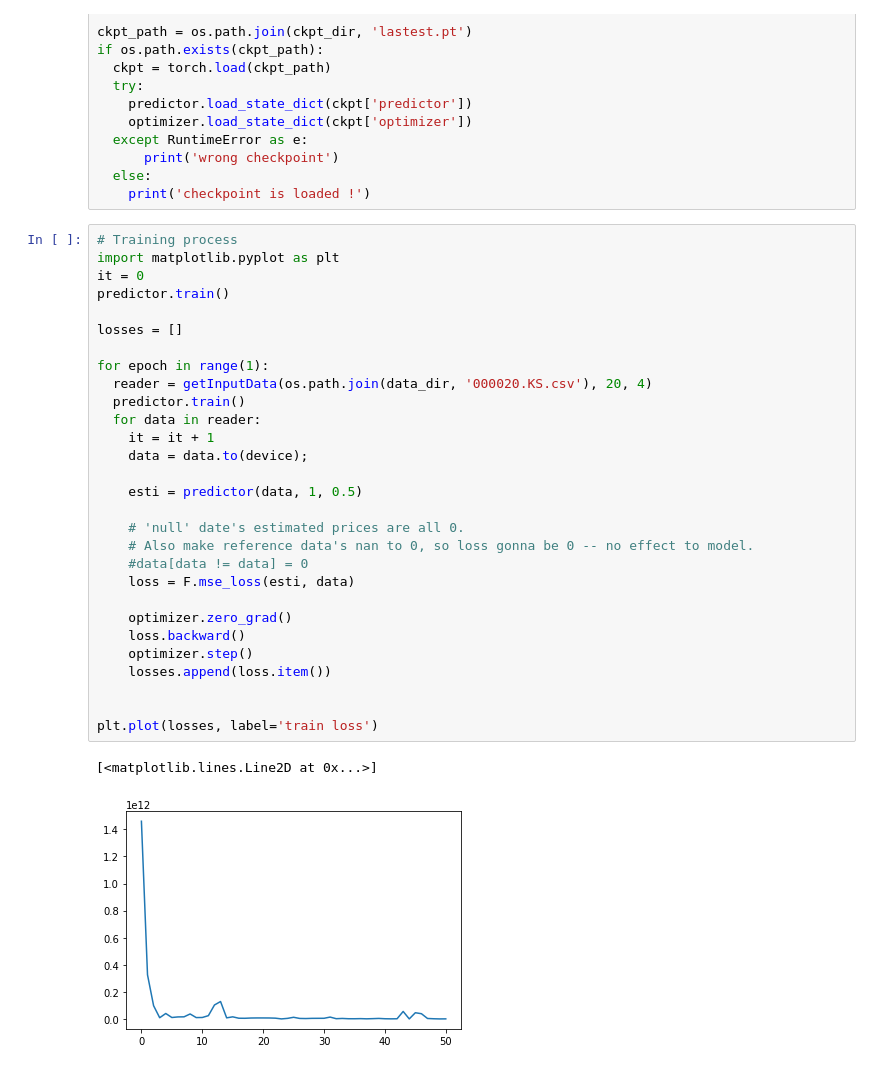
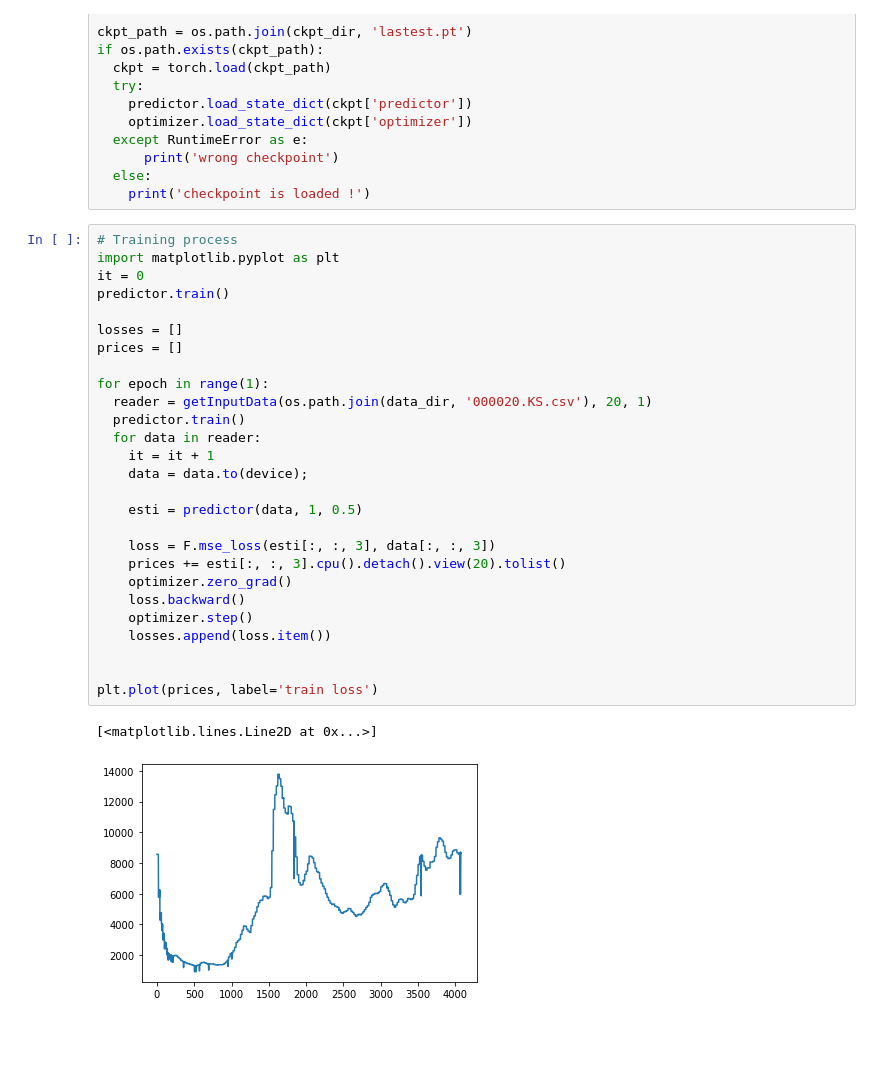
Before and after one commit to Kicory/ML_StockPJ, a Jupyter notebook: Notebook/TheGrandPredictor.ipynb, the cells around one changed output. Saved outputs shown, nothing was run; the diff lists cells and outputs as text; blank space fills up the shorter version.

```diff
--- a/Notebook/TheGrandPredictor.ipynb
+++ b/Notebook/TheGrandPredictor.ipynb
@@ -154,35 +154,33 @@ if os.path.exists(ckpt_path):
 # %%
 # Training process
 import matplotlib.pyplot as plt
 it = 0
 predictor.train()
 
 losses = []
+prices = []
 
 for epoch in range(1):
-  reader = getInputData(os.path.join(data_dir, '000020.KS.csv'), 20, 4)
+  reader = getInputData(os.path.join(data_dir, '000020.KS.csv'), 20, 1)
   predictor.train()
   for data in reader:
     it = it + 1
     data = data.to(device);
 
     esti = predictor(data, 1, 0.5)
 
-    # 'null' date's estimated prices are all 0.
-    # Also make reference data's nan to 0, so loss gonna be 0 -- no effect to model.
-    #data[data != data] = 0
-    loss = F.mse_loss(esti, data)
-
+    loss = F.mse_loss(esti[:, :, 3], data[:, :, 3])
+    prices += esti[:, :, 3].cpu().detach().view(20).tolist()
     optimizer.zero_grad()
     loss.backward()
     optimizer.step()
     losses.append(loss.item())
 
 
-plt.plot(losses, label='train loss')
+plt.plot(prices, label='train loss')
 # %% [output]
 [<matplotlib.lines.Line2D at 0x...>]
-[figure, old version]
+[figure, new version]
 # %%
 plt.ylim(0, 10000000000)
 plt.plot(losses, label='train loss')
```
Also changed, not shown: parts of 1 cell of this notebook.
